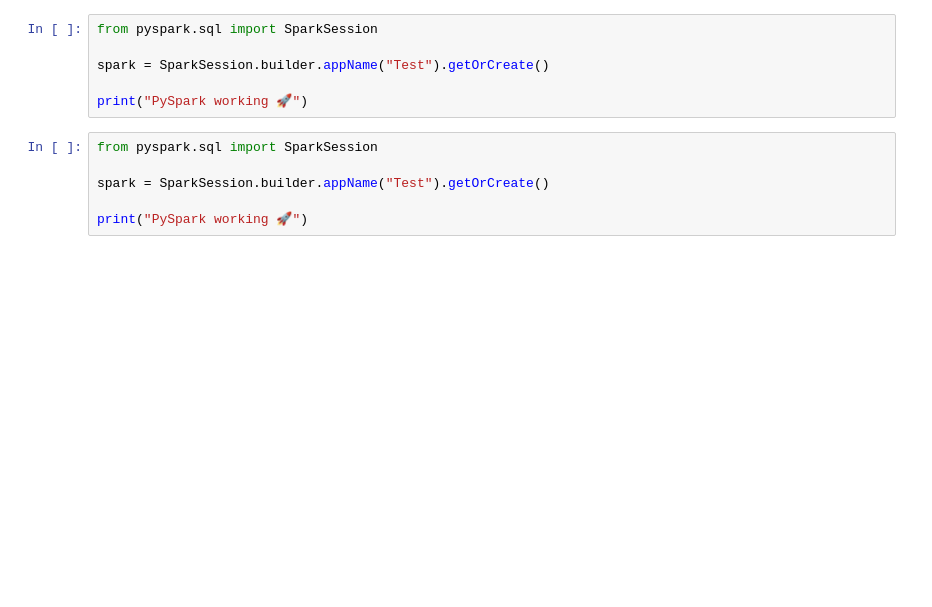
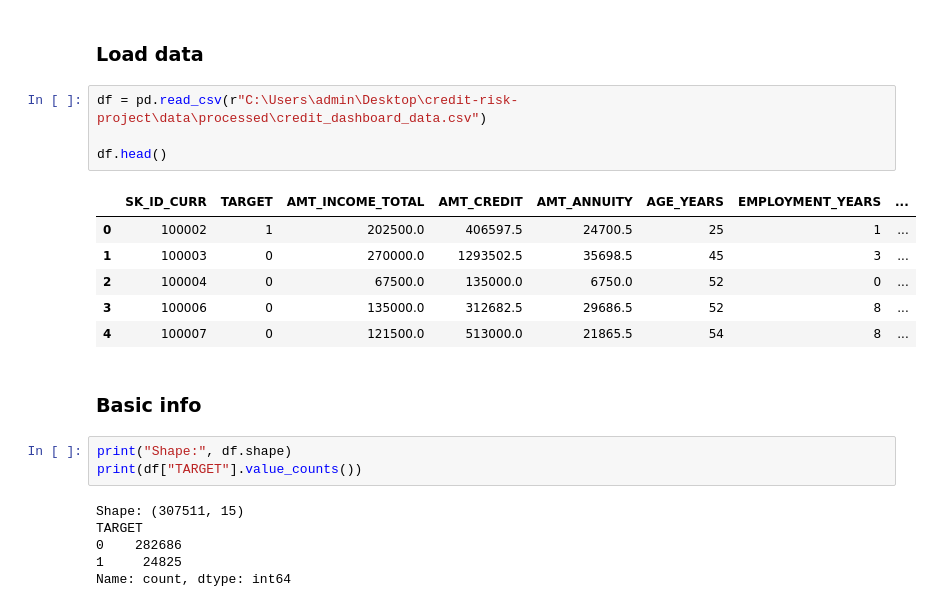
Before and after one commit to praveenraj9623-sketch/credit-risk-analytics-ml-dashboard, a Jupyter notebook: notebooks/ML_training.ipynb, the cells around one changed output. Cells and saved outputs as stored; diff of their text form; blank space fills up the shorter version.

```diff
--- a/notebooks/ML_training.ipynb
+++ b/notebooks/ML_training.ipynb
@@ -11,12 +22,24 @@ ModuleNotFoundError: No module named 'pyspark'
+# %% [markdown]
+### Load data
 # %%
-from pyspark.sql import SparkSession
+df = pd.read_csv(r"C:\Users\admin\Desktop\credit-risk-project\data\processed\credit_dashboard_data.csv")
 
-spark = SparkSession.builder.appName("Test").getOrCreate()
-
-print("PySpark working 🚀")
+df.head()
+# %% [output]
+|  | SK_ID_CURR | TARGET | AMT_INCOME_TOTAL | AMT_CREDIT | AMT_ANNUITY | AGE_YEARS | EMPLOYMENT_YEARS | ... |
+| 0 | 100002 | 1 | 202500.0 | 406597.5 | 24700.5 | 25 | 1 | ... |
+| 1 | 100003 | 0 | 270000.0 | 1293502.5 | 35698.5 | 45 | 3 | ... |
+| 2 | 100004 | 0 | 67500.0 | 135000.0 | 6750.0 | 52 | 0 | ... |
+| 3 | 100006 | 0 | 135000.0 | 312682.5 | 29686.5 | 52 | 8 | ... |
+| 4 | 100007 | 0 | 121500.0 | 513000.0 | 21865.5 | 54 | 8 | ... |
+# %% [markdown]
+### Basic info
 # %%
-from pyspark.sql import SparkSession
-
-spark = SparkSession.builder.appName("Test").getOrCreate()
-
-print("PySpark working 🚀")
+print("Shape:", df.shape)
+print(df["TARGET"].value_counts())
+# %% [output]
+Shape: (307511, 15)
+TARGET
+0    282686
+1     24825
+Name: count, dtype: int64
```
Also changed, not shown: parts of 23 cells of this notebook, 2 other files.
